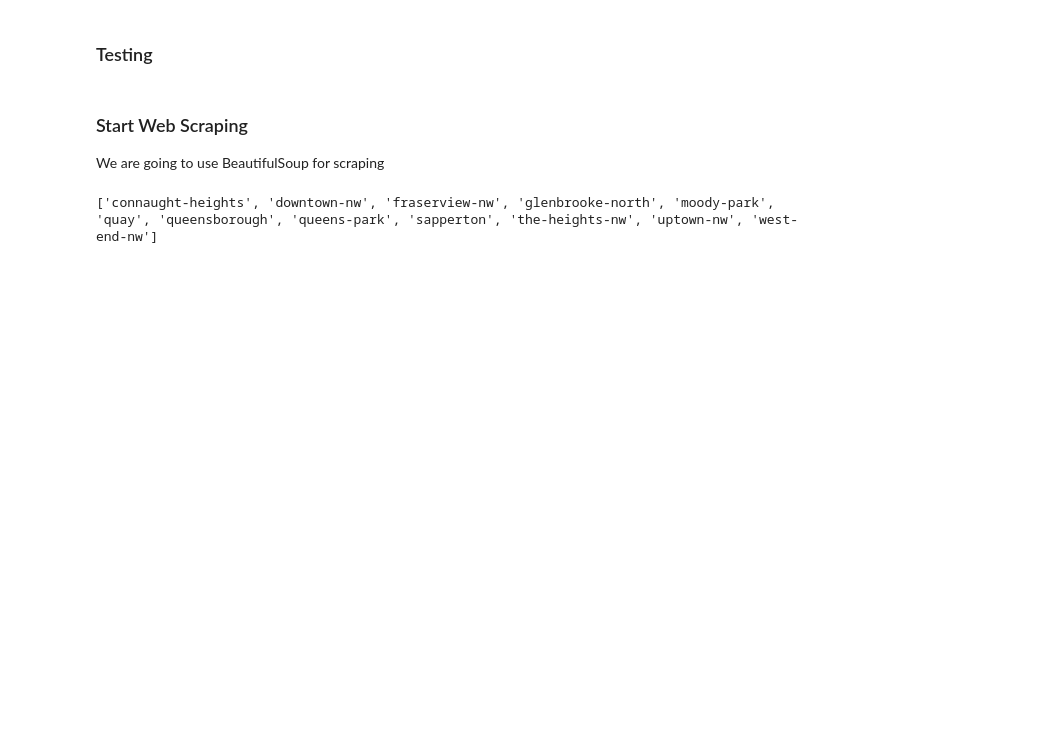
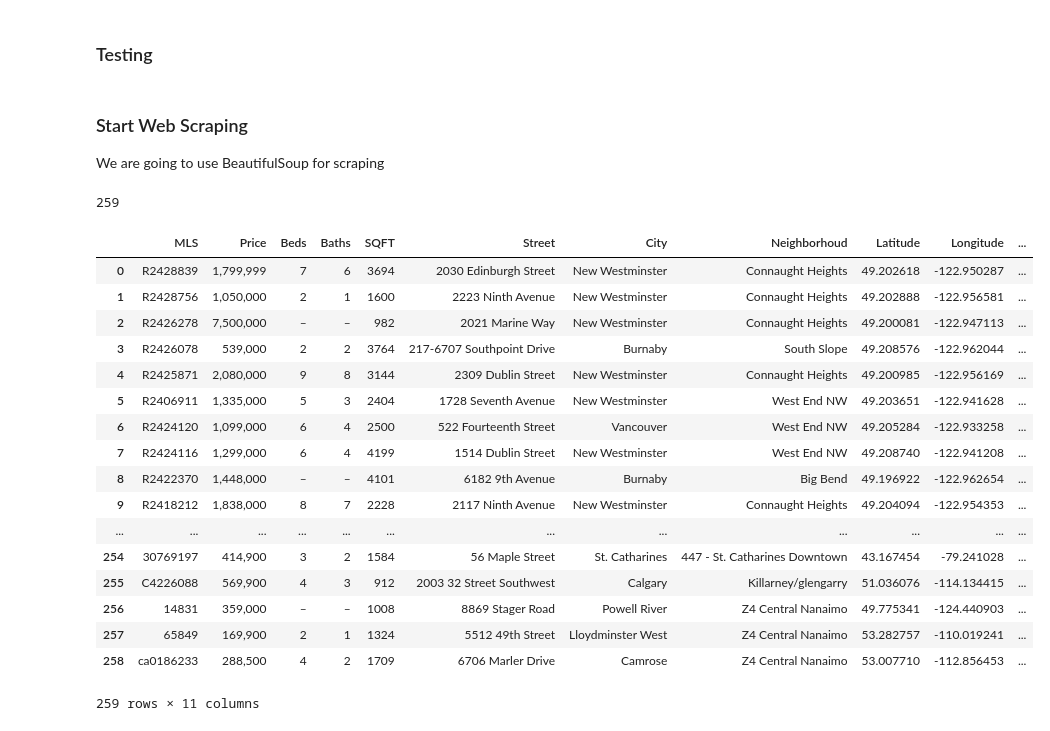
Before and after one commit to stevenh2/Coursera_Capstone, a Jupyter notebook: Playground.ipynb, the cells around one changed output. Saved outputs shown, nothing was run; the diff lists cells and outputs as text; code cells hidden in the pictures; blank space fills up the shorter version.

```diff
--- a/Playground.ipynb
+++ b/Playground.ipynb
@@ -37,7 +37,7 @@ import re
 # url to scrape
 base_url = 'https://www.zolo.ca/new-westminister-real-estate/'
 neighbourhoods = ['connaught-heights',
-                 'downtown-nw',
+                  'downtown-nw',
                  'fraserview-nw',
                  'glenbrooke-north',
                  'moody-park',
@@ -49,16 +49,44 @@ neighbourhoods = ['connaught-heights',
                  'uptown-nw',
                  'west-end-nw']
 
-print(neighbourhoods)
 
 neighbourhood_urls= []
 
 for n in neighbourhoods:
-    neighbourhood_urls.append(url + n)
-
-#neighbourhood_urls
+    neighbourhood_urls.append(base_url + n)
-# %% [output]
-['connaught-heights', 'downtown-nw', 'fraserview-nw', 'glenbrooke-north', 'moody-park', 'quay', 'queensborough', 'queens-park', 'sapperton', 'the-heights-nw', 'uptown-nw', 'west-end-nw']
+# %%
+
+listings = []
+
+for url in neighbourhood_urls:
+    data = get_listings(url)
+    for d in data:
+        listings.append(d)
+
+print(len(listings))
+
+column_names = ['MLS', 'Price', 'Beds', 'Baths', 'SQFT', 'Street', 'City', 'Neighborhoud', 'Latitude', 'Longitude', 'Built In']
+df = pd.DataFrame(listings, columns=column_names)
+# %% [output]
+259
+|  | MLS | Price | Beds | Baths | SQFT | Street | City | Neighborhoud | Latitude | Longitude | ... |
+| 0 | R2428839 | 1,799,999 | 7 | 6 | 3694 | 2030 Edinburgh Street | New Westminster | Connaught Heights | 49.202618 | -122.950287 | ... |
+| 1 | R2428756 | 1,050,000 | 2 | 1 | 1600 | 2223 Ninth Avenue | New Westminster | Connaught Heights | 49.202888 | -122.956581 | ... |
+| 2 | R2426278 | 7,500,000 | – | – | 982 | 2021 Marine Way | New Westminster | Connaught Heights | 49.200081 | -122.947113 | ... |
+| 3 | R2426078 | 539,000 | 2 | 2 | 3764 | 217-6707 Southpoint Drive | Burnaby | South Slope | 49.208576 | -122.962044 | ... |
+| 4 | R2425871 | 2,080,000 | 9 | 8 | 3144 | 2309 Dublin Street | New Westminster | Connaught Heights | 49.200985 | -122.956169 | ... |
+| 5 | R2406911 | 1,335,000 | 5 | 3 | 2404 | 1728 Seventh Avenue | New Westminster | West End NW | 49.203651 | -122.941628 | ... |
+| 6 | R2424120 | 1,099,000 | 6 | 4 | 2500 | 522 Fourteenth Street | Vancouver | West End NW | 49.205284 | -122.933258 | ... |
+| 7 | R2424116 | 1,299,000 | 6 | 4 | 4199 | 1514 Dublin Street | New Westminster | West End NW | 49.208740 | -122.941208 | ... |
+| 8 | R2422370 | 1,448,000 | – | – | 4101 | 6182 9th Avenue | Burnaby | Big Bend | 49.196922 | -122.962654 | ... |
+| 9 | R2418212 | 1,838,000 | 8 | 7 | 2228 | 2117 Ninth Avenue | New Westminster | Connaught Heights | 49.204094 | -122.954353 | ... |
+| ... | ... | ... | ... | ... | ... | ... | ... | ... | ... | ... | ... |
+| 254 | 30769197 | 414,900 | 3 | 2 | 1584 | 56 Maple Street | St. Catharines | 447 - St. Catharines Downtown | 43.167454 | -79.241028 | ... |
+| 255 | C4226088 | 569,900 | 4 | 3 | 912 | 2003 32 Street Southwest | Calgary | Killarney/glengarry | 51.036076 | -114.134415 | ... |
+| 256 | 14831 | 359,000 | – | – | 1008 | 8869 Stager Road | Powell River | Z4 Central Nanaimo | 49.775341 | -124.440903 | ... |
+| 257 | 65849 | 169,900 | 2 | 1 | 1324 | 5512 49th Street | Lloydminster West | Z4 Central Nanaimo | 53.282757 | -110.019241 | ... |
+| 258 | ca0186233 | 288,500 | 4 | 2 | 1709 | 6706 Marler Drive | Camrose | Z4 Central Nanaimo | 53.007710 | -112.856453 | ... |
+259 rows × 11 columns
 # %%
 def get_listings(url):
     r = requests.get(url)
```
Also changed, not shown: parts of 5 cells of this notebook.
